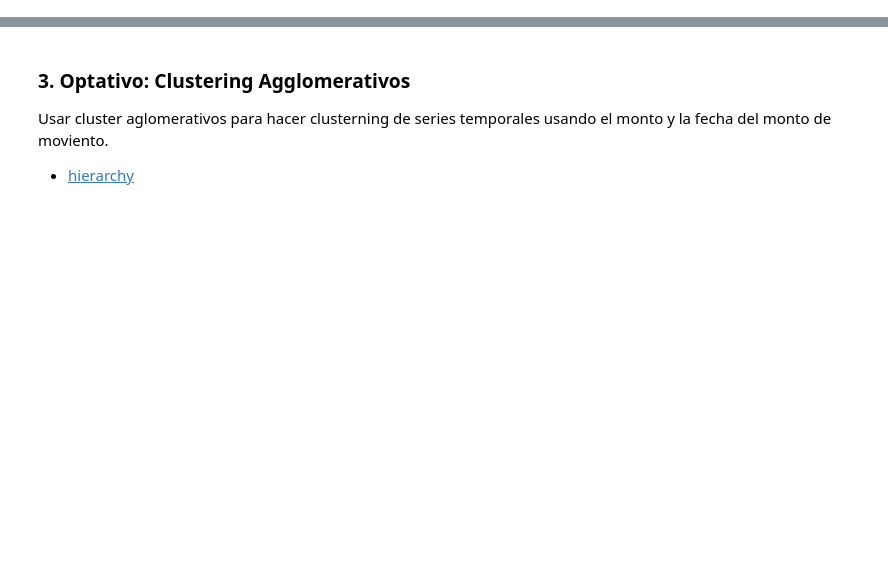
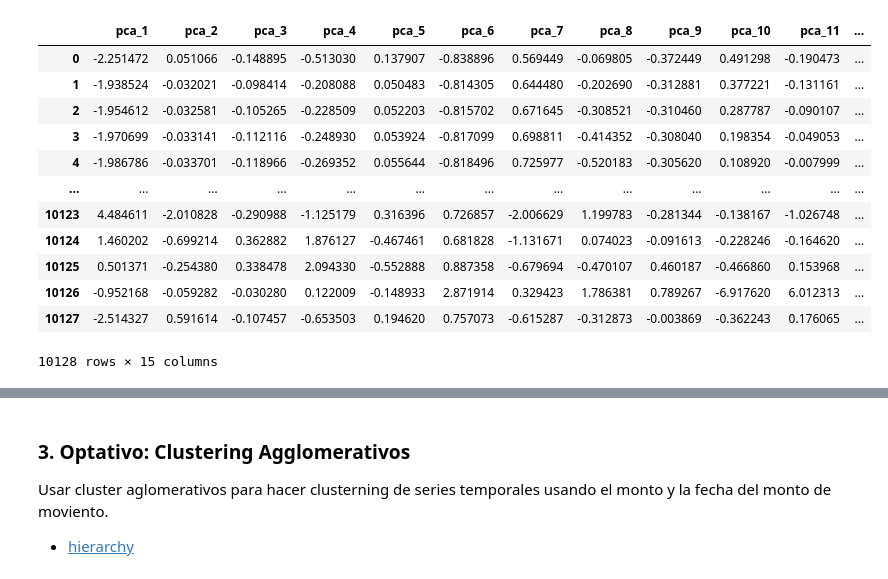
Before and after one commit to JIBarrionuevoGaltier/DiploDatos_2021_Mentoria_Grupo_2, a Jupyter notebook: notebooks_tp5/trabajo_practico_5_grupo2.ipynb, the cells around one changed output, grey strips where cells are left out. Saved outputs shown, nothing was run; the diff lists cells and outputs as text; code cells hidden in the pictures; blank space fills up the shorter version.

```diff
--- a/notebooks_tp5/trabajo_practico_5_grupo2.ipynb
+++ b/notebooks_tp5/trabajo_practico_5_grupo2.ipynb
@@ -162,0 +140,18 @@ usando el monto y la fecha del monto de moviento.
+# %%
+pca_cols = [f'pca_{x}' for x in range(1,16)]
+df_pca_final = pd.DataFrame(pca_result[:,:15], columns = pca_cols)
+df_pca_final
+# %% [output]
+|  | pca_1 | pca_2 | pca_3 | pca_4 | pca_5 | pca_6 | pca_7 | pca_8 | pca_9 | pca_10 | pca_11 | ... |
+| 0 | -2.251472 | 0.051066 | -0.148895 | -0.513030 | 0.137907 | -0.838896 | 0.569449 | -0.069805 | -0.372449 | 0.491298 | -0.190473 | ... |
+| 1 | -1.938524 | -0.032021 | -0.098414 | -0.208088 | 0.050483 | -0.814305 | 0.644480 | -0.202690 | -0.312881 | 0.377221 | -0.131161 | ... |
+| 2 | -1.954612 | -0.032581 | -0.105265 | -0.228509 | 0.052203 | -0.815702 | 0.671645 | -0.308521 | -0.310460 | 0.287787 | -0.090107 | ... |
+| 3 | -1.970699 | -0.033141 | -0.112116 | -0.248930 | 0.053924 | -0.817099 | 0.698811 | -0.414352 | -0.308040 | 0.198354 | -0.049053 | ... |
+| 4 | -1.986786 | -0.033701 | -0.118966 | -0.269352 | 0.055644 | -0.818496 | 0.725977 | -0.520183 | -0.305620 | 0.108920 | -0.007999 | ... |
+| ... | ... | ... | ... | ... | ... | ... | ... | ... | ... | ... | ... | ... |
+| 10123 | 4.484611 | -2.010828 | -0.290988 | -1.125179 | 0.316396 | 0.726857 | -2.006629 | 1.199783 | -0.281344 | -0.138167 | -1.026748 | ... |
+| 10124 | 1.460202 | -0.699214 | 0.362882 | 1.876127 | -0.467461 | 0.681828 | -1.131671 | 0.074023 | -0.091613 | -0.228246 | -0.164620 | ... |
+| 10125 | 0.501371 | -0.254380 | 0.338478 | 2.094330 | -0.552888 | 0.887358 | -0.679694 | -0.470107 | 0.460187 | -0.466860 | 0.153968 | ... |
+| 10126 | -0.952168 | -0.059282 | -0.030280 | 0.122009 | -0.148933 | 2.871914 | 0.329423 | 1.786381 | 0.789267 | -6.917620 | 6.012313 | ... |
+| 10127 | -2.514327 | 0.591614 | -0.107457 | -0.653503 | 0.194620 | 0.757073 | -0.615287 | -0.312873 | -0.003869 | -0.362243 | 0.176065 | ... |
+10128 rows × 15 columns
```
Also changed, not shown: parts of 45 cells of this notebook.
